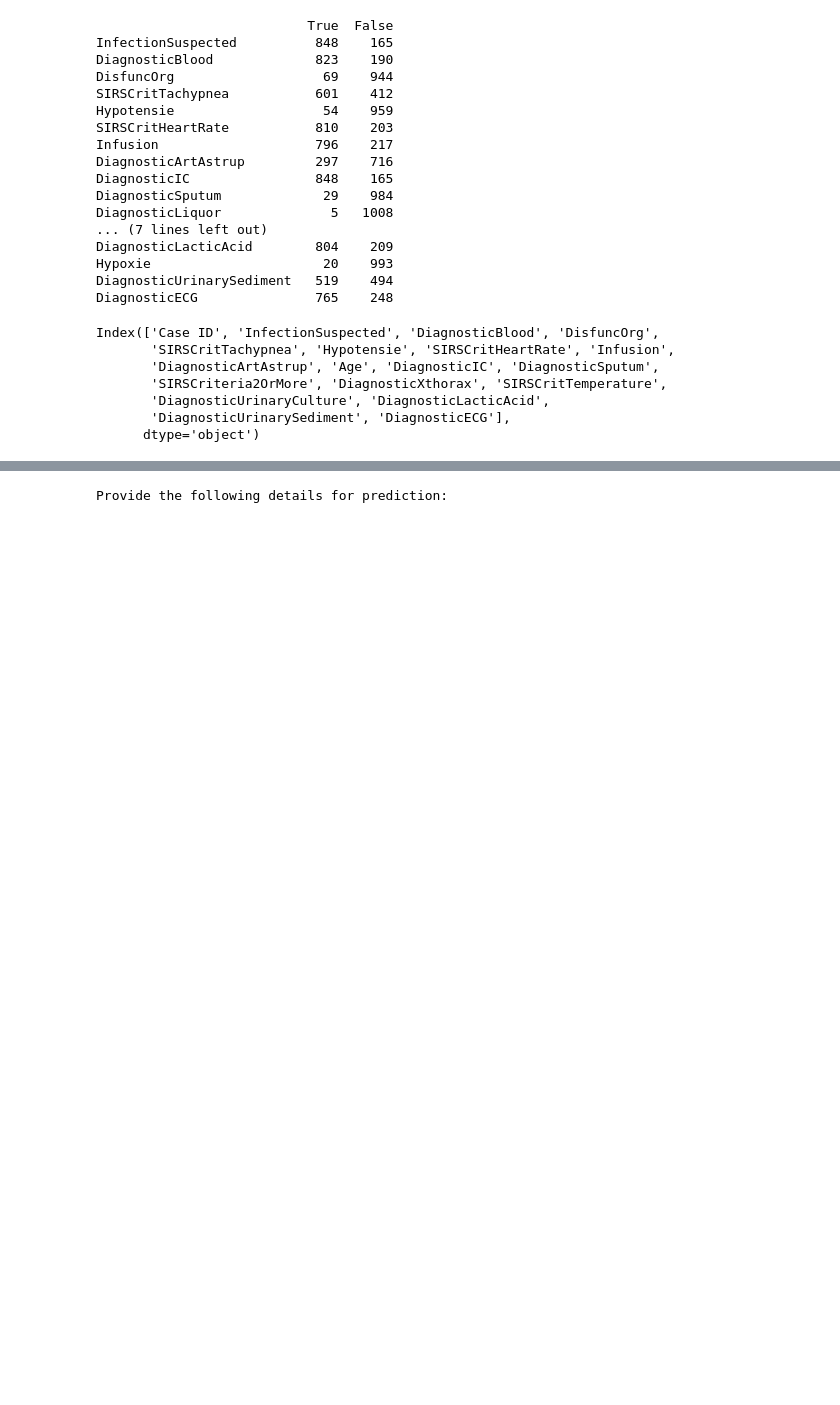
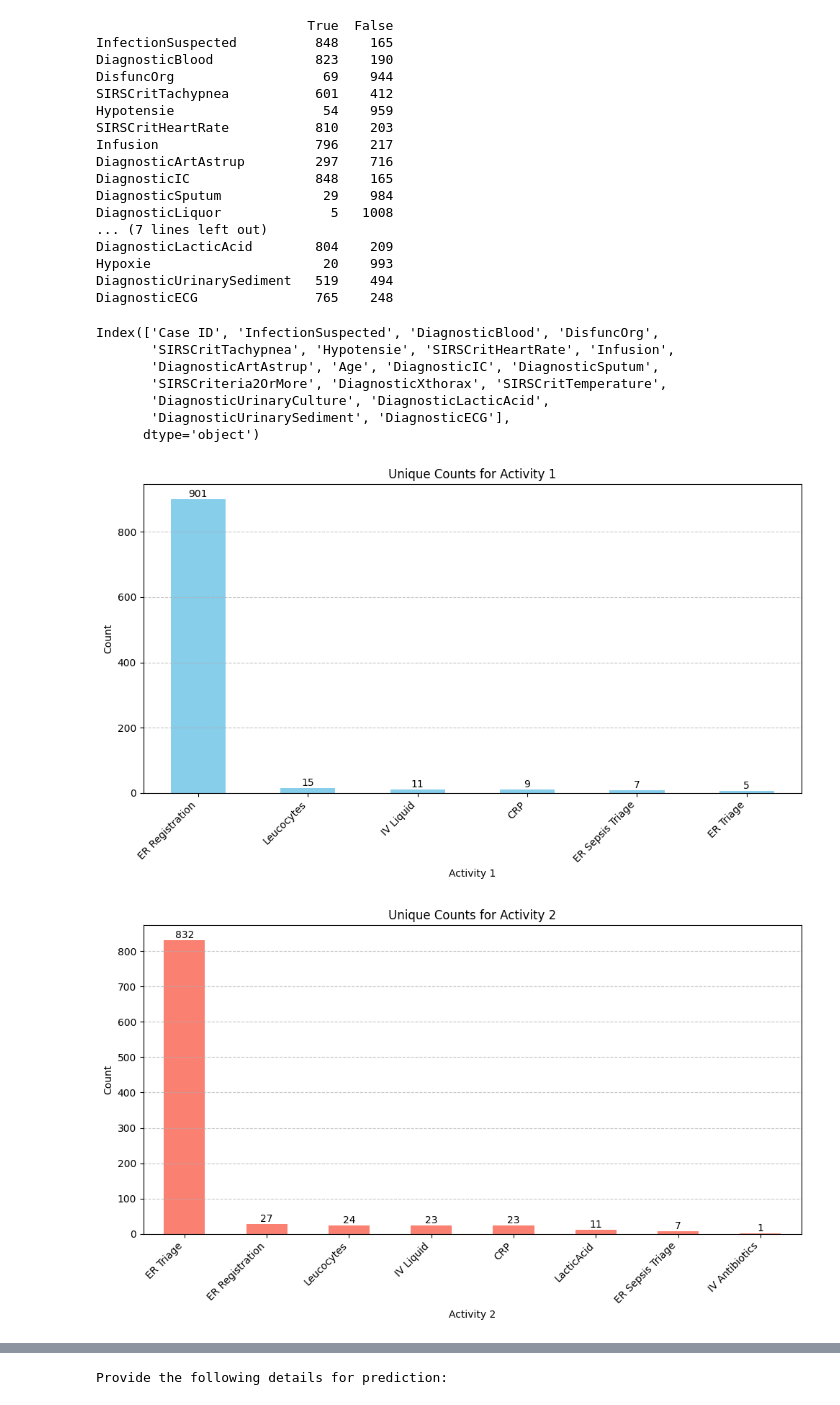
Before and after one commit to mohdkashifansari/Process_Analytics, a Jupyter notebook: model.ipynb, the cells around one changed output, grey strips where cells are left out. Drawn from its saved outputs; the diff is of its cells as text; code cells hidden in the pictures; blank space fills up the shorter version.

```diff
--- a/model.ipynb
+++ b/model.ipynb
@@ -237,3 +233,49 @@ Index(['Case ID', 'InfectionSuspected', 'DiagnosticBlood', 'DisfuncOrg',
        'DiagnosticUrinaryCulture', 'DiagnosticLacticAcid',
        'DiagnosticUrinarySediment', 'DiagnosticECG'],
       dtype='object')
+# %%
+# Count unique values in Activity 1
+activity_1_counts = df_act_flow_filtered['Activity 1'].value_counts()
+
+# Count unique values in Activity 2
+activity_2_counts = df_act_flow_filtered['Activity 2'].value_counts()
+
+import matplotlib.pyplot as plt
+
+# Count unique values in Activity 1 and Activity 2
+activity_1_counts = df_act_flow_filtered['Activity 1'].value_counts()
+activity_2_counts = df_act_flow_filtered['Activity 2'].value_counts()
+
+# Function to add value labels on top of the bars
+def add_value_labels(ax):
+    for p in ax.patches:
+        ax.annotate(f"{p.get_height()}",
+                    (p.get_x() + p.get_width() / 2, p.get_height()),
+                    ha='center', va='bottom', fontsize=10)
+
+# Create bar chart for Activity 1
+plt.figure(figsize=(10, 6))
+ax1 = activity_1_counts.plot(kind='bar', color='skyblue')
+plt.title('Unique Counts for Activity 1')
+plt.xlabel('Activity 1')
+plt.ylabel('Count')
+plt.xticks(rotation=45, ha='right')
+plt.grid(axis='y', linestyle='--', alpha=0.7)
+add_value_labels(ax1)  # Add numbers on top of bars
+plt.tight_layout()  # Adjust layout to prevent overlap
+plt.show()
+
+# Create bar chart for Activity 2
+plt.figure(figsize=(10, 6))
+ax2 = activity_2_counts.plot(kind='bar', color='salmon')
+plt.title('Unique Counts for Activity 2')
+plt.xlabel('Activity 2')
+plt.ylabel('Count')
+plt.xticks(rotation=45, ha='right')
+plt.grid(axis='y', linestyle='--', alpha=0.7)
+add_value_labels(ax2)  # Add numbers on top of bars
+plt.tight_layout()  # Adjust layout to prevent overlap
+plt.show()
+# %% [output]
+[figure, added]
+[figure, added]
```
Also changed, not shown: parts of 8 cells of this notebook, 3 other files.
